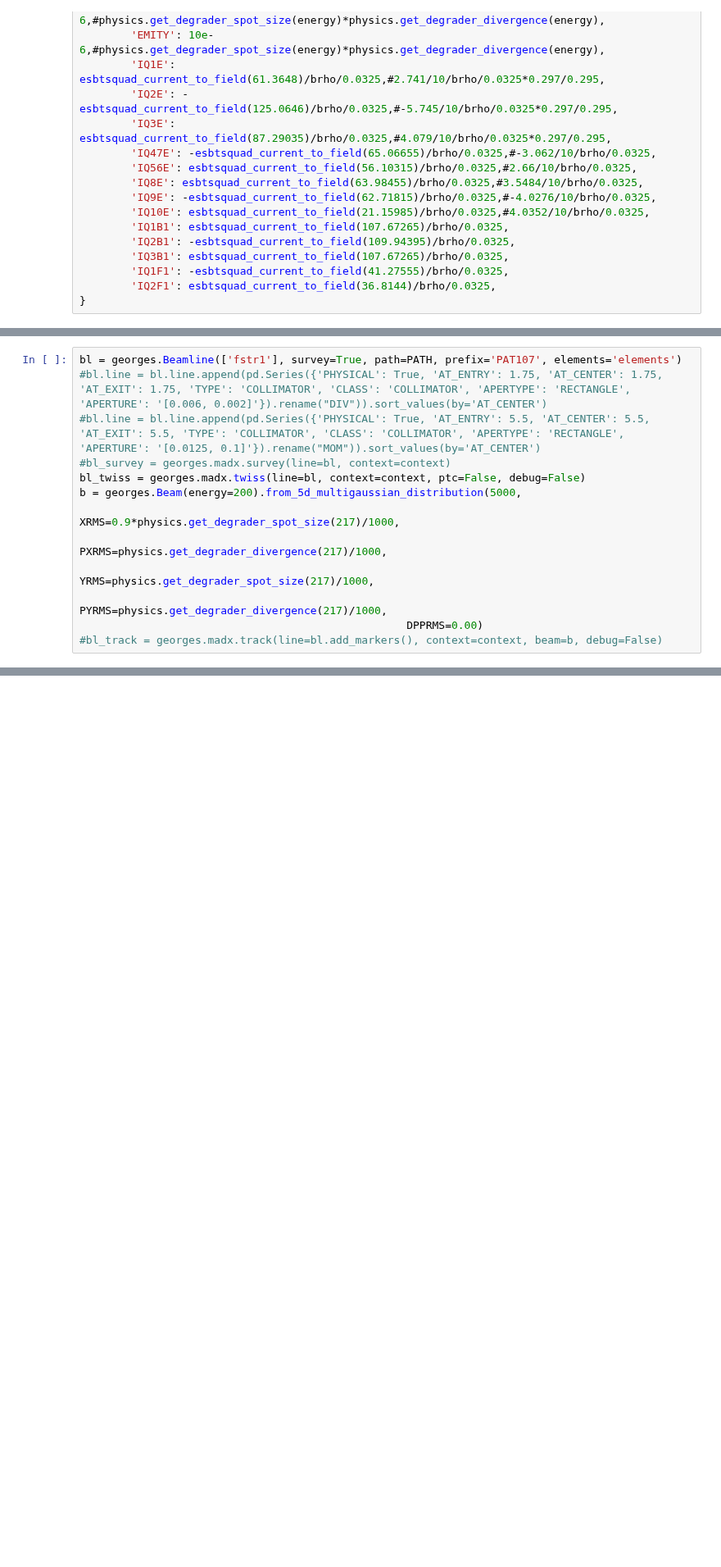
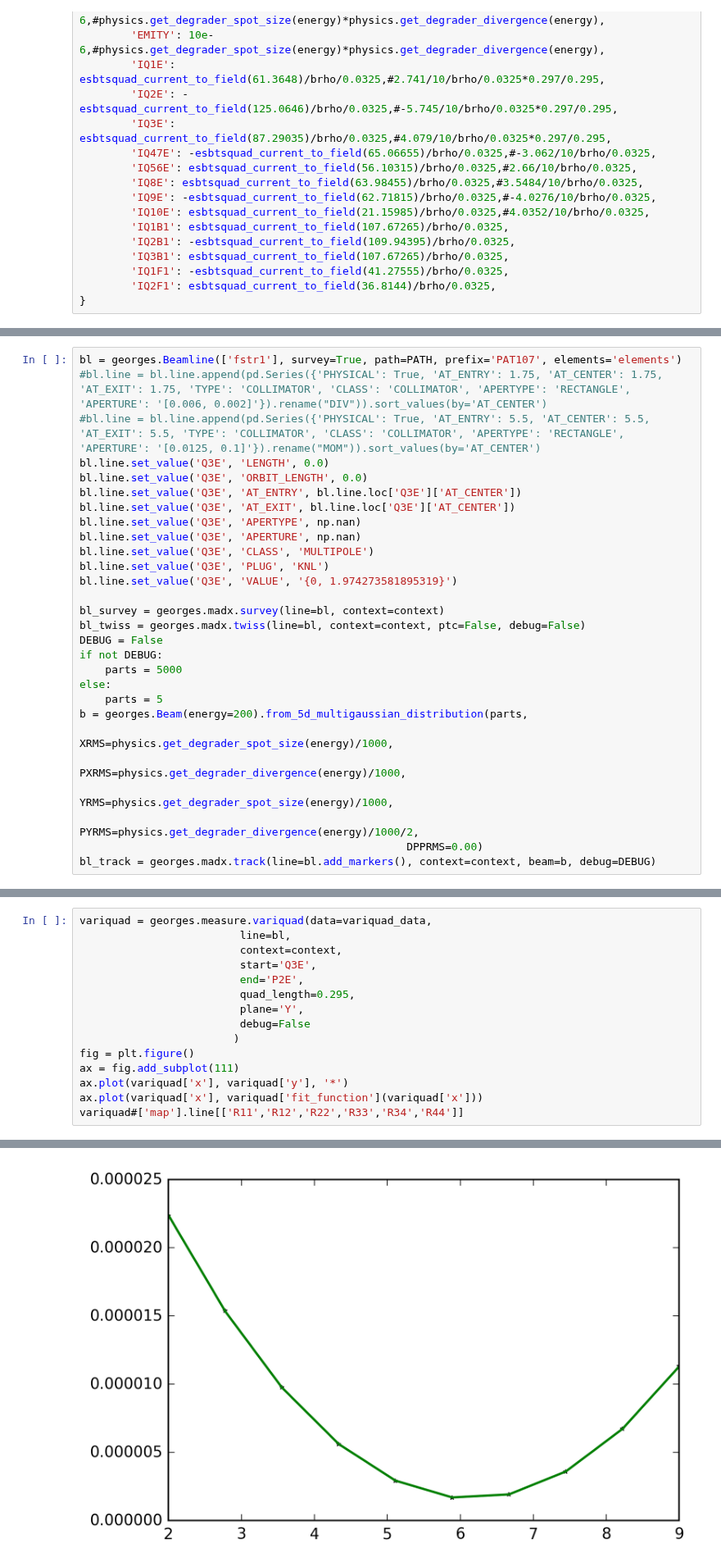
Before and after one commit to ULB-Metronu/georges, a Jupyter notebook: examples/Example Georges.ipynb, the cells around one changed output, grey strips where cells are left out. Shown at 82% size. Cells and saved outputs as stored; diff of their text form; blank space fills up the shorter version.

```diff
--- a/examples/Example Georges.ipynb
+++ b/examples/Example Georges.ipynb
@@ -51,12 +55,27 @@ context = {
 bl = georges.Beamline(['fstr1'], survey=True, path=PATH, prefix='PAT107', elements='elements')
 #bl.line = bl.line.append(pd.Series({'PHYSICAL': True, 'AT_ENTRY': 1.75, 'AT_CENTER': 1.75, 'AT_EXIT': 1.75, 'TYPE': 'COLLIMATOR', 'CLASS': 'COLLIMATOR', 'APERTYPE': 'RECTANGLE', 'APERTURE': '[0.006, 0.002]'}).rename("DIV")).sort_values(by='AT_CENTER')
 #bl.line = bl.line.append(pd.Series({'PHYSICAL': True, 'AT_ENTRY': 5.5, 'AT_CENTER': 5.5, 'AT_EXIT': 5.5, 'TYPE': 'COLLIMATOR', 'CLASS': 'COLLIMATOR', 'APERTYPE': 'RECTANGLE', 'APERTURE': '[0.0125, 0.1]'}).rename("MOM")).sort_values(by='AT_CENTER')
-#bl_survey = georges.madx.survey(line=bl, context=context)
+bl.line.set_value('Q3E', 'LENGTH', 0.0)
+bl.line.set_value('Q3E', 'ORBIT_LENGTH', 0.0)
+bl.line.set_value('Q3E', 'AT_ENTRY', bl.line.loc['Q3E']['AT_CENTER'])
+bl.line.set_value('Q3E', 'AT_EXIT', bl.line.loc['Q3E']['AT_CENTER'])
+bl.line.set_value('Q3E', 'APERTYPE', np.nan)
+bl.line.set_value('Q3E', 'APERTURE', np.nan)
+bl.line.set_value('Q3E', 'CLASS', 'MULTIPOLE')
+bl.line.set_value('Q3E', 'PLUG', 'KNL')
+bl.line.set_value('Q3E', 'VALUE', '{0, 1.974273581895319}')
+
+bl_survey = georges.madx.survey(line=bl, context=context)
 bl_twiss = georges.madx.twiss(line=bl, context=context, ptc=False, debug=False)
-b = georges.Beam(energy=200).from_5d_multigaussian_distribution(5000,
-                                                   XRMS=0.9*physics.get_degrader_spot_size(217)/1000,
-                                                   PXRMS=physics.get_degrader_divergence(217)/1000,
-                                                   YRMS=physics.get_degrader_spot_size(217)/1000,
-                                                   PYRMS=physics.get_degrader_divergence(217)/1000,
+DEBUG = False
+if not DEBUG:
+    parts = 5000
+else:
+    parts = 5
+b = georges.Beam(energy=200).from_5d_multigaussian_distribution(parts,
+                                                   XRMS=physics.get_degrader_spot_size(energy)/1000,
+                                                   PXRMS=physics.get_degrader_divergence(energy)/1000,
+                                                   YRMS=physics.get_degrader_spot_size(energy)/1000,
+                                                   PYRMS=physics.get_degrader_divergence(energy)/1000/2,
                                                    DPPRMS=0.00)
-#bl_track = georges.madx.track(line=bl.add_markers(), context=context, beam=b, debug=False)
+bl_track = georges.madx.track(line=bl.add_markers(), context=context, beam=b, debug=DEBUG)
@@ -62,0 +96,16 @@ b = georges.Beam(energy=200).from_5d_multigaussian_distribution(5000,
+# %%
+variquad = georges.measure.variquad(data=variquad_data,
+                         line=bl,
+                         context=context,
+                         start='Q3E',
+                         end='P2E',
+                         quad_length=0.295,
+                         plane='Y',
+                         debug=False
+                        )
+fig = plt.figure()
+ax = fig.add_subplot(111)
+ax.plot(variquad['x'], variquad['y'], '*')
+ax.plot(variquad['x'], variquad['fit_function'](variquad['x']))
+variquad#['map'].line[['R11','R12','R22','R33','R34','R44']]
+# %% [output]
@@ -63 +129,2 @@ b = georges.Beam(energy=200).from_5d_multigaussian_distribution(5000,
+[figure, added]
 # %%
```
Also changed, not shown: parts of 7 cells of this notebook, 6 other files.
